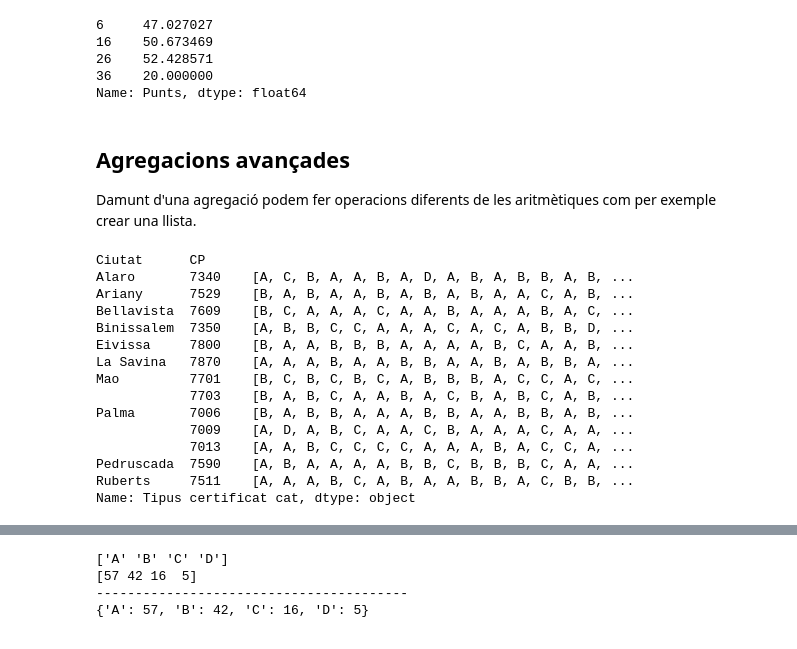
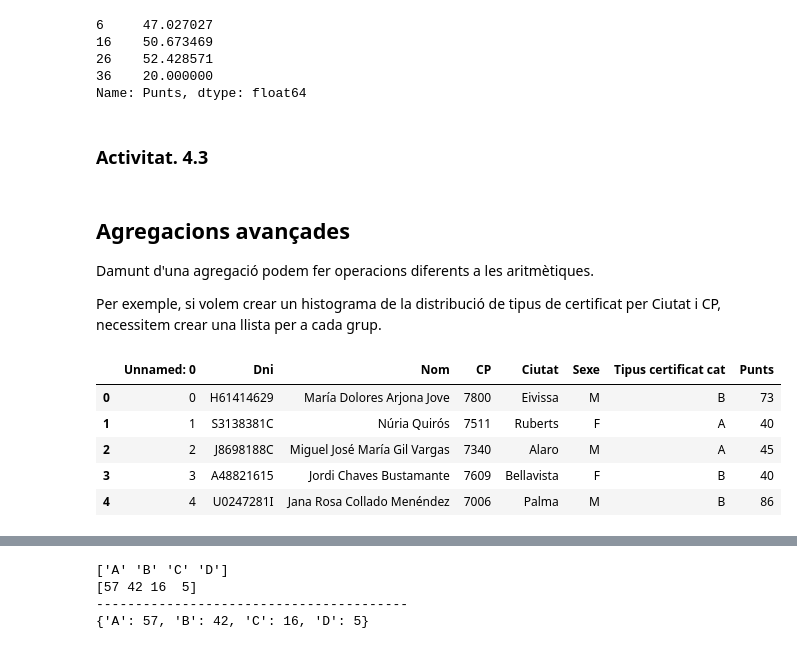
Before and after one commit to wisaaco/TallerPythonFEE, a Jupyter notebook: lessons/4/4_PandasGroups.ipynb, the cells around one changed output, grey strips where cells are left out. Drawn from its saved outputs; the diff is of its cells as text; code cells hidden in the pictures.

```diff
--- a/lessons/4/4_PandasGroups.ipynb
+++ b/lessons/4/4_PandasGroups.ipynb
@@ -358,4 +424,6 @@ print(dftc[dftc["Ciutat"]=="Mao"].Punts) # Quina informació trobeu?
 26    52.428571
 36    20.000000
 Name: Punts, dtype: float64
+# %% [markdown]
+### Activitat. 4.3
 # %%
@@ -363,26 +431,17 @@ Name: Punts, dtype: float64
 # %% [markdown]
 ## Agregacions avançades
 
-Damunt d'una agregació podem fer operacions diferents de les aritmètiques com per exemple crear una llista.
+Damunt d'una agregació podem fer operacions diferents a les aritmètiques. <br/>
+
+Per exemple, si volem crear un histograma de la distribució de tipus de certificat per Ciutat i CP, necessitem crear una llista per a cada grup.
 # %%
 # Obtindre un llistat de certificats per agrupació de ciutat i codi postal
 df = pd.read_csv("data/data_groups.csv")
-
-dfc = df.groupby(["Ciutat","CP"])["Tipus certificat cat"].apply(list)
-dfc
+df.head()
 # %% [output]
-Ciutat      CP
-Alaro       7340    [A, C, B, A, A, B, A, D, A, B, A, B, B, A, B, ...
-Ariany      7529    [B, A, B, A, A, B, A, B, A, B, A, A, C, A, B, ...
-Bellavista  7609    [B, C, A, A, A, C, A, A, B, A, A, A, B, A, C, ...
-Binissalem  7350    [A, B, B, C, C, A, A, A, C, A, C, A, B, B, D, ...
-Eivissa     7800    [B, A, A, B, B, B, A, A, A, A, B, C, A, A, B, ...
-La Savina   7870    [A, A, A, B, A, A, B, B, A, A, B, A, B, B, A, ...
-Mao         7701    [B, C, B, C, B, C, A, B, B, B, A, C, C, A, C, ...
-            7703    [B, A, B, C, A, A, B, A, C, B, A, B, C, A, B, ...
-Palma       7006    [B, A, B, B, A, A, A, B, B, A, A, B, B, A, B, ...
-            7009    [A, D, A, B, C, A, A, C, B, A, A, A, C, A, A, ...
-            7013    [A, A, B, C, C, C, C, A, A, A, B, A, C, C, A, ...
-Pedruscada  7590    [A, B, A, A, A, A, B, B, C, B, B, B, C, A, A, ...
-Ruberts     7511    [A, A, A, B, C, A, B, A, A, B, B, A, C, B, B, ...
-Name: Tipus certificat cat, dtype: object
+|  | Unnamed: 0 | Dni | Nom | CP | Ciutat | Sexe | Tipus certificat cat | Punts |
+| 0 | 0 | H61414629 | María Dolores Arjona Jove | 7800 | Eivissa | M | B | 73 |
+| 1 | 1 | S3138381C | Núria Quirós | 7511 | Ruberts | F | A | 40 |
+| 2 | 2 | J8698188C | Miguel José María Gil Vargas | 7340 | Alaro | M | A | 45 |
+| 3 | 3 | A48821615 | Jordi Chaves Bustamante | 7609 | Bellavista | F | B | 40 |
+| 4 | 4 | U0247281I | Jana Rosa Collado Menéndez | 7006 | Palma | M | B | 86 |
```
Also changed, not shown: parts of 54 cells of this notebook, 2 other files.
